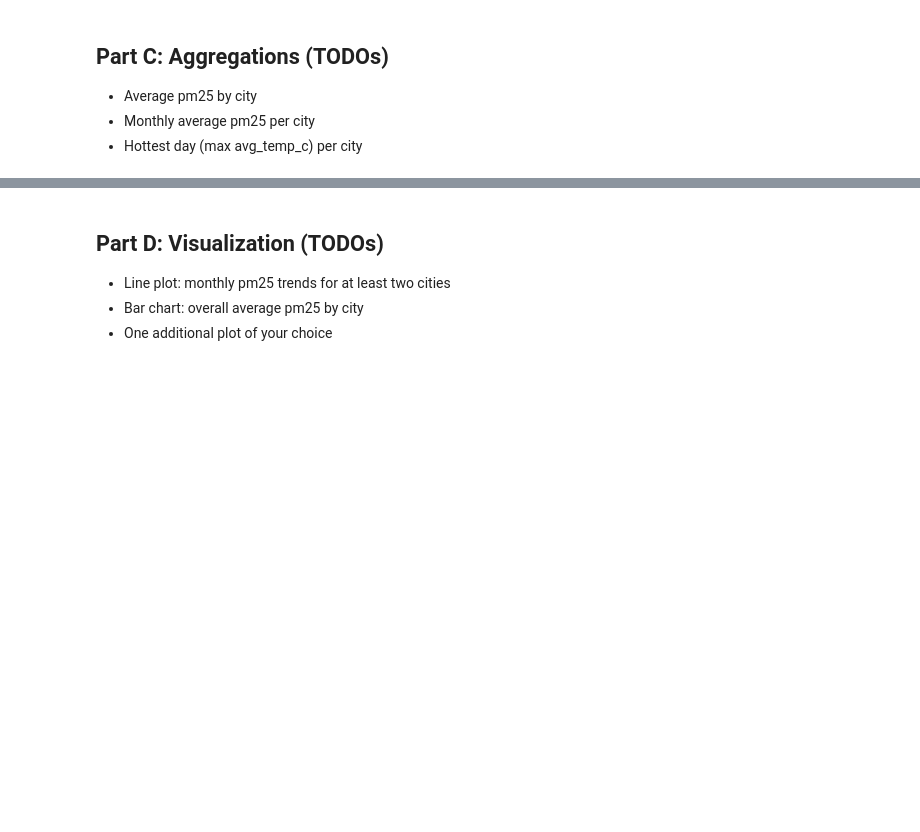
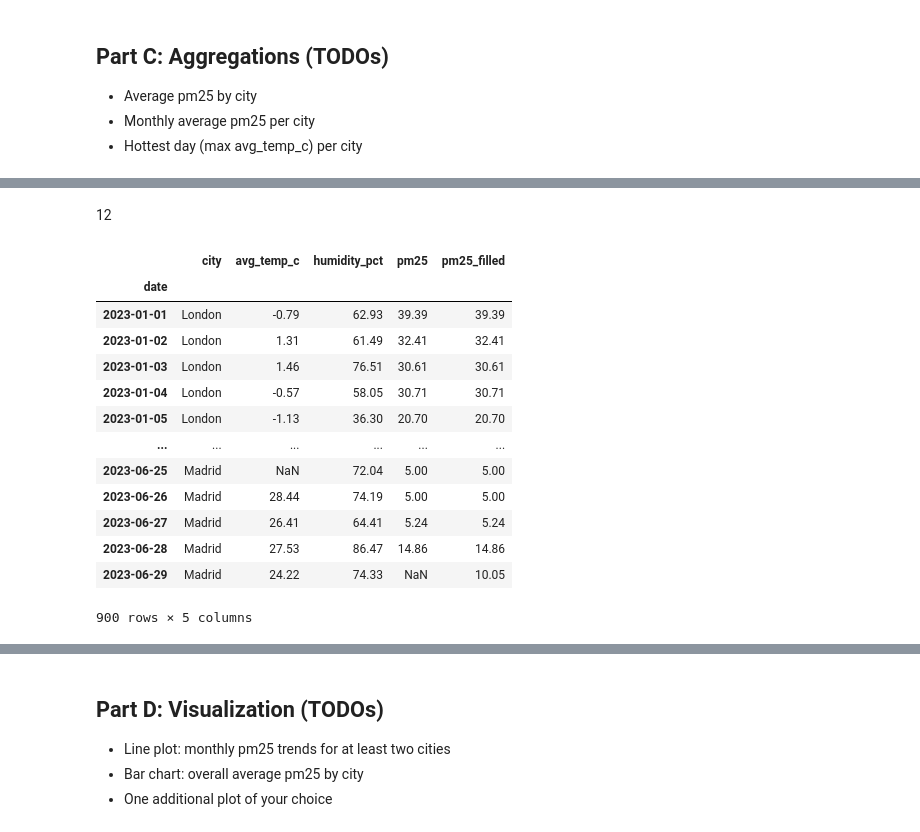
Before and after one commit to Manheim666/ironhack-ai-engineering, a Jupyter notebook: module-1/m1-09-assessment/m1-09-assessment.ipynb, the cells around one changed output, grey strips where cells are left out. Cells and saved outputs as stored; diff of their text form; code cells hidden in the pictures; blank space fills up the shorter version.

```diff
--- a/module-1/m1-09-assessment/m1-09-assessment.ipynb
+++ b/module-1/m1-09-assessment/m1-09-assessment.ipynb
@@ -60,0 +272,19 @@ pd.set_option("display.max_columns", None)
+# %% [markdown]
+12
+# %%
+df
+# %% [output]
+|  | city | avg_temp_c | humidity_pct | pm25 | pm25_filled |
+| date |  |  |  |  |  |
+| 2023-01-01 | London | -0.79 | 62.93 | 39.39 | 39.39 |
+| 2023-01-02 | London | 1.31 | 61.49 | 32.41 | 32.41 |
+| 2023-01-03 | London | 1.46 | 76.51 | 30.61 | 30.61 |
+| 2023-01-04 | London | -0.57 | 58.05 | 30.71 | 30.71 |
+| 2023-01-05 | London | -1.13 | 36.30 | 20.70 | 20.70 |
+| ... | ... | ... | ... | ... | ... |
+| 2023-06-25 | Madrid | NaN | 72.04 | 5.00 | 5.00 |
+| 2023-06-26 | Madrid | 28.44 | 74.19 | 5.00 | 5.00 |
+| 2023-06-27 | Madrid | 26.41 | 64.41 | 5.24 | 5.24 |
+| 2023-06-28 | Madrid | 27.53 | 86.47 | 14.86 | 14.86 |
+| 2023-06-29 | Madrid | 24.22 | 74.33 | NaN | 10.05 |
+900 rows × 5 columns
```
Also changed, not shown: parts of 36 cells of this notebook.
